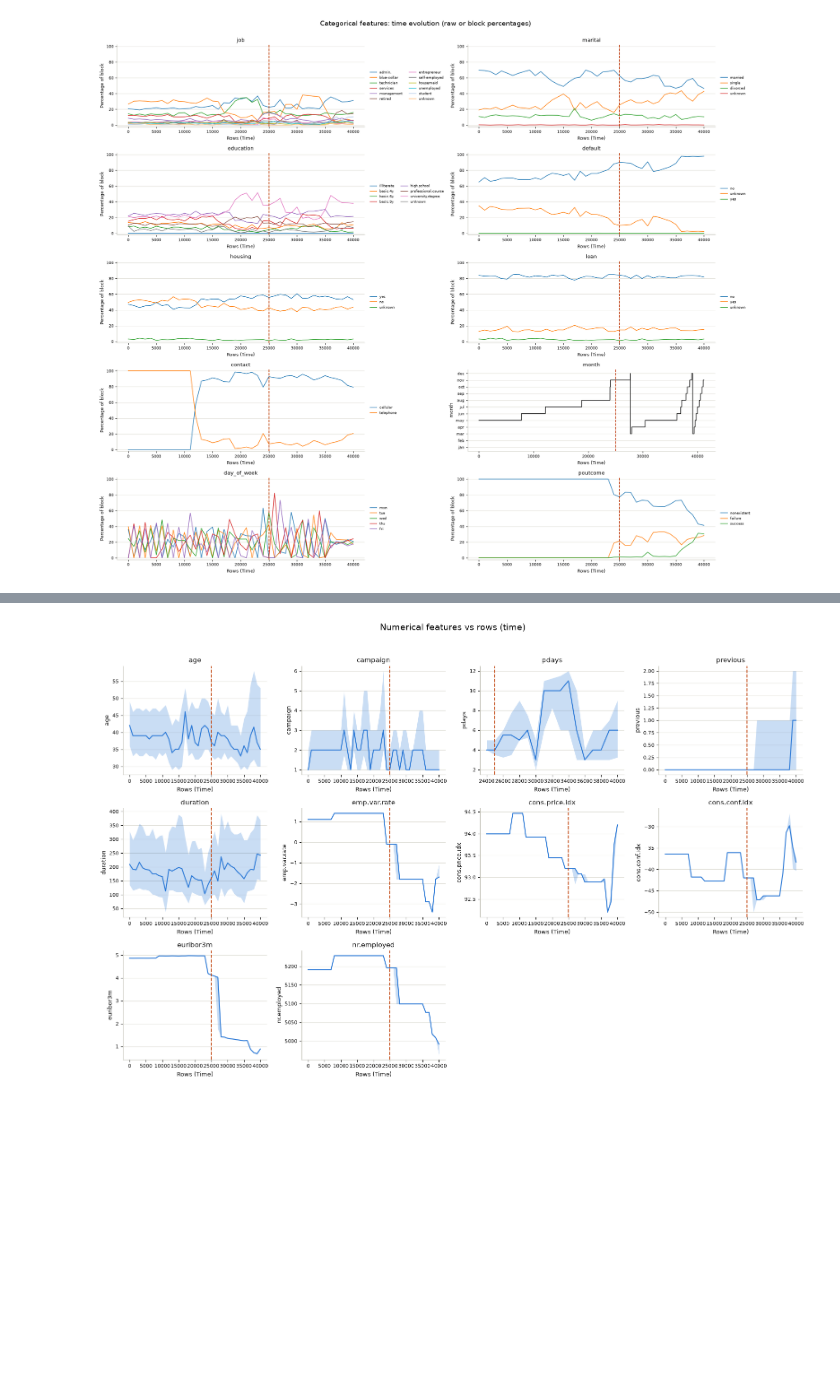
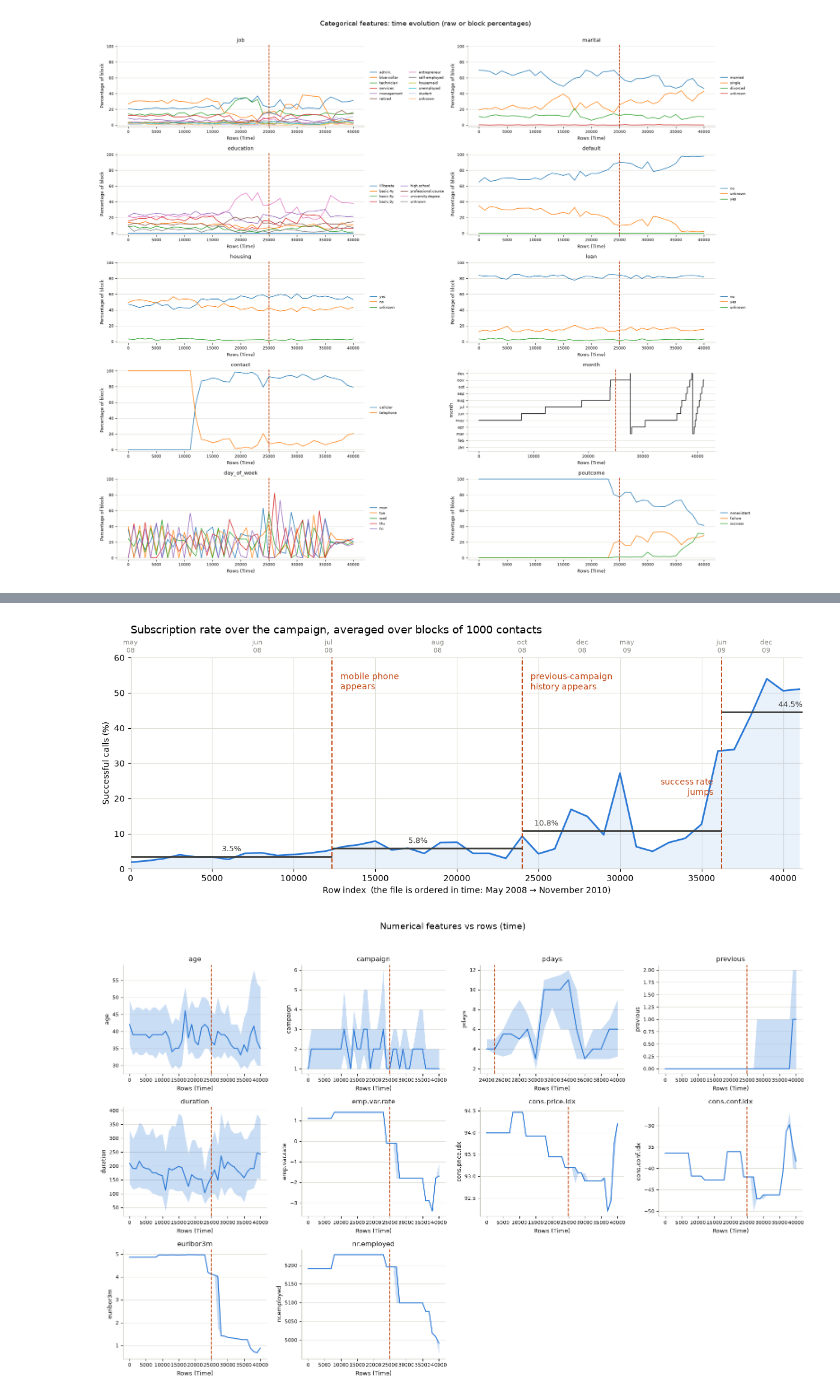
Before and after one commit to tommasocortopassi/bank-telemarketing-prediction, a Jupyter notebook: Bank_Marketing_Project.ipynb, the cells around one changed output, grey strips where cells are left out. Cells and saved outputs as stored; diff of their text form; code cells hidden in the pictures; blank space fills up the shorter version.

```diff
--- a/Bank_Marketing_Project.ipynb
+++ b/Bank_Marketing_Project.ipynb
@@ -515,0 +518,81 @@ jump in the target is the last one, at row ~36.000.
+# %%
+#The figure shown in the README: the subscription rate per block of BLOCK rows, with the file
+#split at the three regime changes described above, each located directly in the data.
+MONTH_NAMES = ["jan", "feb", "mar", "apr", "may", "jun", "jul", "aug", "sep", "oct", "nov", "dec"]
+mnum = df["month"].map({m: i for i, m in enumerate(MONTH_NAMES)}).to_numpy()
+#The file has no year column, but it is in time order: the year advances whenever the month goes back.
+year = 2008 + np.r_[0, np.cumsum(np.diff(mnum) < 0)]
+month_start = np.flatnonzero(np.r_[True, np.diff(mnum) != 0])
+
+CUTS = {
+    "mobile phone\nappears": int(df["contact"].eq("cellular").argmax()),
+    "previous-campaign\nhistory appears": int(df["previous"].gt(0).argmax()),
+    "success rate\njumps": int(np.flatnonzero((year == 2009) & (mnum == MONTH_NAMES.index("jun")))[0]),
+}
+edges = [0, *CUTS.values(), len(df)]
+success = df[TARGET].eq("yes").to_numpy()
+
+
+def when(i):
+    return f"{MONTH_NAMES[mnum[i]]} {year[i] % 100:02d}"
+
+
+print(f"{'segment':>17} {'rows':>15} {'success':>8} {'cellular':>9} {'previous > 0':>13}")
+segment_rate = []
+for a, b in zip(edges[:-1], edges[1:]):
+    segment_rate.append(100 * success[a:b].mean())
+    print(f"{when(a) + ' - ' + when(b - 1):>17} {f'{a} - {b}':>15} {segment_rate[-1]:>7.1f}%"
+          f" {100 * df['contact'].iloc[a:b].eq('cellular').mean():>8.1f}%"
+          f" {100 * df['previous'].iloc[a:b].gt(0).mean():>12.1f}%")
+
+CUT_COLOR = "#c1440e"
+x = np.arange(0, len(df), BLOCK)
+rate = [100 * success[s:s + BLOCK].mean() for s in x]
+
+fig, ax = plt.subplots(figsize=(12, 4.8))
+ax.plot(x, rate, color=BAR_COLOR, linewidth=2, zorder=3)
+ax.fill_between(x, rate, color=BAR_COLOR, alpha=0.1, linewidth=0, zorder=2)
+#Where along each segment its label goes (as a fraction of its length): a spot where the curve
+#stays clear of the text.
+SEGMENT_LABEL_AT = [0.5, 0.45, 0.12, 0.85]
+for (a, b), r, f in zip(zip(edges[:-1], edges[1:]), segment_rate, SEGMENT_LABEL_AT):
+    ax.hlines(r, a, b, color="#3d3d3a", linewidth=2, zorder=4)
+    ax.text(a + f * (b - a), r + 1, f"{r:.1f}%", ha="center", va="bottom", fontsize=9,
+            color="#3d3d3a")
+#Each annotation goes on the side of its line where the curve leaves room for it.
+CUT_LABEL_AT = {"mobile phone\nappears": ("right", 56),
+                "previous-campaign\nhistory appears": ("right", 56),
+                "success rate\njumps": ("left", 26)}
+for label, c in CUTS.items():
+    side, y_text = CUT_LABEL_AT[label]
+    ax.axvline(c, color=CUT_COLOR, linestyle="--", linewidth=1.4, zorder=3)
+    ax.text(c + 500 if side == "right" else c - 500, y_text, label, color=CUT_COLOR, fontsize=10,
+            va="top", ha="left" if side == "right" else "right")
+
+#Month labels on top, skipping months too close to the previous label to be legible.
+top = ax.secondary_xaxis("top")
+ticks, last = [], -np.inf
+for s in month_start:
+    if s - last >= 2500:
+        ticks.append(s)
+        last = s
+top.set_xticks(ticks, [when(s).replace(" ", "\n") for s in ticks], fontsize=8, color=QUANTILE_COLOR)
+top.tick_params(length=0)
+top.spines["top"].set_visible(False)
+
+ax.set_xlim(0, len(df))
+ax.set_ylim(0, 60)
+ax.set_xlabel("Row index  (the file is ordered in time: May 2008 → November 2010)", fontsize=10)
+ax.set_ylabel("Successful calls (%)", fontsize=10)
+ax.set_title(f"Subscription rate over the campaign, averaged over blocks of {BLOCK} contacts",
+             fontsize=13, loc="left")
+ax.grid(color=GRID_COLOR, linewidth=0.8, zorder=0)
+ax.set_axisbelow(True)
+for spine in ("top", "right"):
+    ax.spines[spine].set_visible(False)
+for spine in ("left", "bottom"):
+    ax.spines[spine].set_color(AXIS_COLOR)
+fig.tight_layout()
+fig.savefig("success_rate.png", dpi=150, bbox_inches="tight")
+plt.show()
+# %% [output]
@@ -516,3 +604,4 @@ jump in the target is the last one, at row ~36.000.
+[figure, added]
 # %%
 n_rows = n_cols = int(np.ceil(np.sqrt(len(NUMERICAL))))
 fig, axes = plt.subplots(n_rows, n_cols, figsize=(4 * n_cols, 3.2 * n_rows))
```
Also changed, not shown: parts of 18 cells of this notebook, 3 other files.
